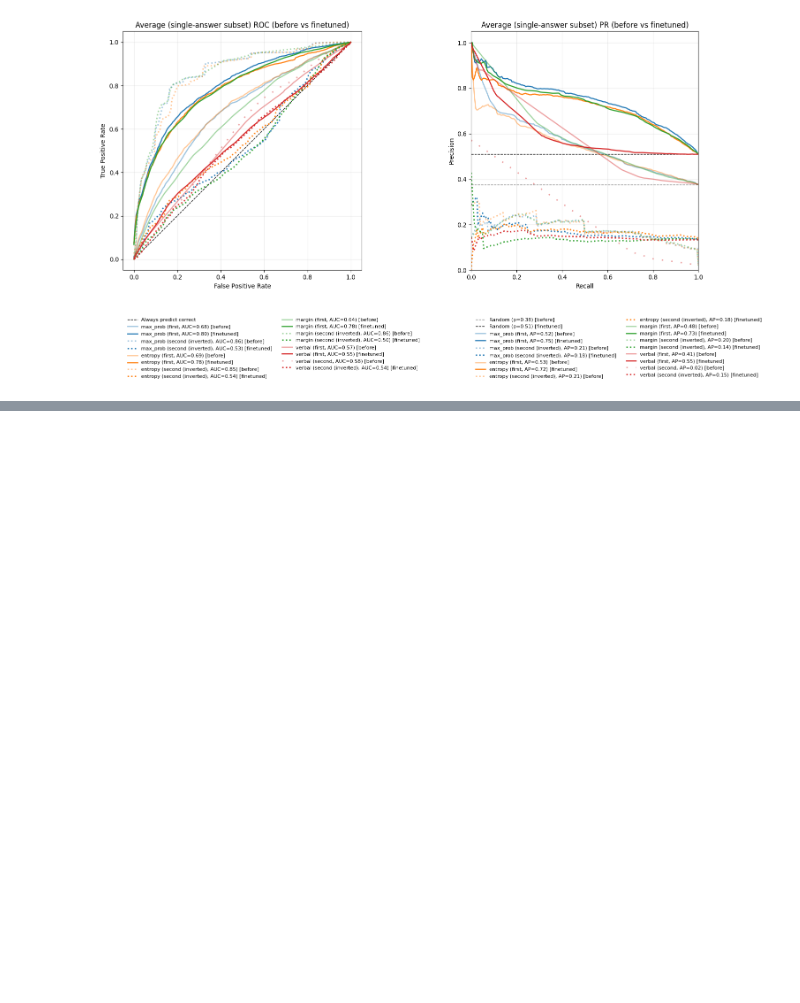
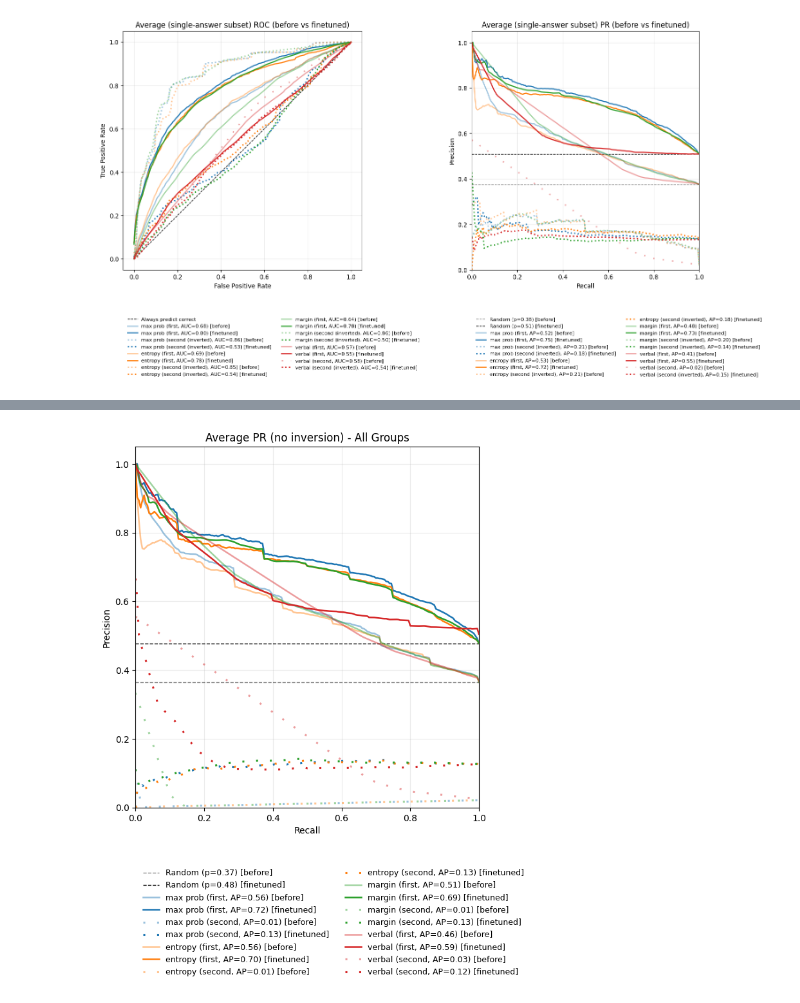
Before and after one commit to oskarpau/tf_project, a Jupyter notebook: src/analysis_finetuned_3epochs.ipynb, the cells around one changed output, grey strips where cells are left out. Cells and saved outputs as stored; diff of their text form; code cells hidden in the pictures; blank space fills up the shorter version.

```diff
--- a/src/analysis_finetuned_3epochs.ipynb
+++ b/src/analysis_finetuned_3epochs.ipynb
@@ -87,6 +87,12 @@ METRIC_COLORS = {
     "entropy": "tab:orange",
     "margin": "tab:green",
     "verbal": "tab:red",
+}
+METRIC_LABELS = {
+    "max_prob": "max prob",
+    "entropy": "entropy",
+    "margin": "margin",
+    "verbal": "verbal",
 }
 
 
@@ -439,3 +447,93 @@ plot_average_panels_compare(
 # %% [output]
 [figure]
 [figure]
+# %%
+def plot_pr_no_inversion(
+    before_frame: pd.DataFrame,
+    finetuned_frame: pd.DataFrame,
+    title: str,
+    before_alpha: float = 0.45,
+    finetuned_alpha: float = 1.0,
+    before_label: str = "before",
+    finetuned_label: str = "finetuned",
+):
+    # Force no inversion for all keys
+    force_no_inv = {}
+    for try_name in ["first", "second"]:
+        for metric in METRICS:
+            force_no_inv[(try_name, metric)] = False
+
+    curves_before = average_pr_curves(before_frame, orientation=force_no_inv)
+    curves_ft = average_pr_curves(finetuned_frame, orientation=force_no_inv)
+
+    base_before = average_pr_baseline(before_frame)
+    base_ft = average_pr_baseline(finetuned_frame)
+
+    fig, ax = plt.subplots(figsize=(9, 9))
+
+    ax.plot(
+        [0, 1],
+        [base_before, base_before],
+        "k--",
+        lw=1.0,
+        alpha=before_alpha,
+        label=f"Random (p={base_before:.2f}) [{before_label}]",
+    )
+    ax.plot(
+        [0, 1],
+        [base_ft, base_ft],
+        "k--",
+        lw=1.0,
+        alpha=finetuned_alpha,
+        label=f"Random (p={base_ft:.2f}) [{finetuned_label}]",
+    )
+
+    dotted_plain_thick = (0, (1, 6))
+    lw_first = 1.8
+    lw_second = 2.2
+
+    for metric in METRICS:
+        color = METRIC_COLORS[metric]
+        metric_label = METRIC_LABELS.get(metric, metric)
+        for try_name in ["first", "second"]:
+            key = (try_name, metric)
+
+            # Helper to add plot
+            def add_line(frame_curves, alpha, label_suffix):
+                 if key in frame_curves:
+                    x, y, ap, _ = frame_curves[key]
+                    ls = "-" if try_name == "first" else dotted_plain_thick
+                    ax.plot(
+                        x, y,
+                        linestyle=ls, color=color, lw=(lw_first if try_name == "first" else lw_second),
+                        alpha=alpha,
+                        label=f"{metric_label} ({try_name}, AP={ap:.2f}) [{label_suffix}]"
+                    )
+
+            add_line(curves_before, before_alpha, before_label)
+            add_line(curves_ft, finetuned_alpha, finetuned_label)
+
+    ax.set_title(title)
+    ax.set_xlabel("Recall")
+    ax.set_ylabel("Precision")
+    ax.set_xlim(0, 1)
+    ax.set_ylim(0, 1.05)
+    ax.set_aspect("equal", adjustable="box")
+    ax.grid(True, alpha=0.25)
+
+    ax.legend(
+        loc="upper left",
+        bbox_to_anchor=(0.0, -0.15),
+        ncol=2,
+        fontsize=9,
+        frameon=False,
+    )
+    plt.tight_layout()
+    plt.show()
+
+print("PR Curves (No Inversion) - All Groups")
+plot_pr_no_inversion(before_df, finetuned_df, title="Average PR (no inversion) - All Groups")
+
+print("PR Curves (No Inversion) - Single-Answer Subset")
+plot_pr_no_inversion(before_single, finetuned_single, title="Average PR (no inversion) - Single-Answer Subset")
+# %% [output]
@@ -441,0 +541 @@ plot_average_panels_compare(
+[figure, added]
```
Also changed, not shown: parts of 18 cells of this notebook, 7 other files.
